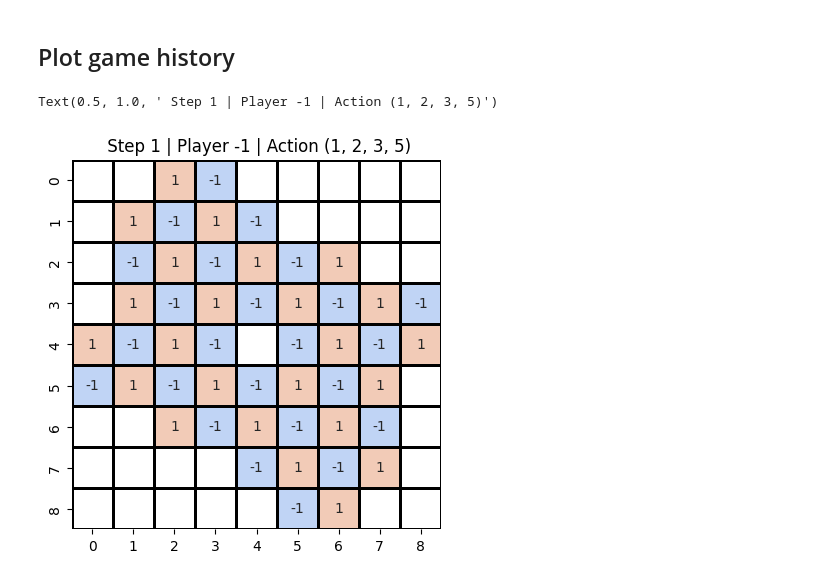
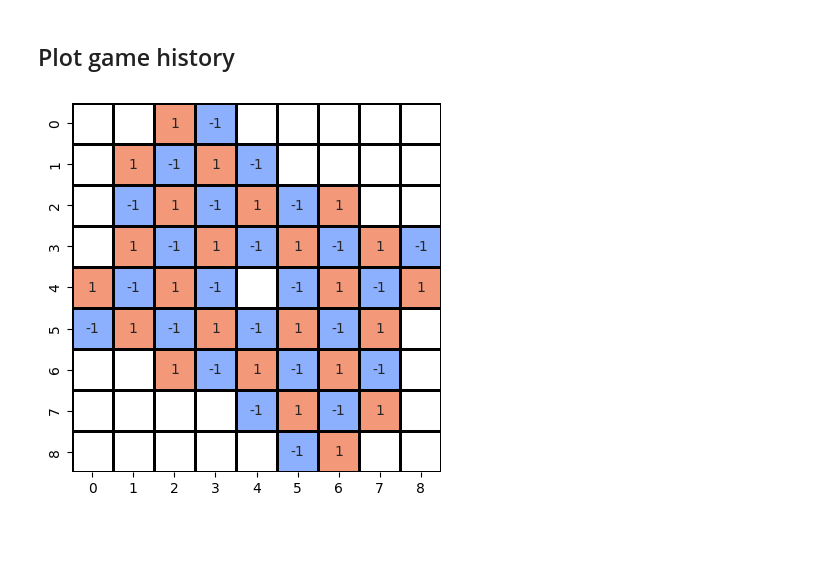
Before and after one commit to StephaneBranly/INF8215-Avalam-AI, a Jupyter notebook: stats/plot_experiments.ipynb, the cells around one changed output. Drawn from its saved outputs; the diff is of its cells as text; code cells hidden in the pictures; blank space fills up the shorter version.

```diff
--- a/stats/plot_experiments.ipynb
+++ b/stats/plot_experiments.ipynb
@@ -294,26 +294,24 @@ df['step_importance'].to_csv('step_importance.csv')
 # %%
 board = [ [ 0,  0,  1, -1,  0,  0,  0,  0,  0],
                       [ 0,  1, -1,  1, -1,  0,  0,  0,  0],
                       [ 0, -1,  1, -1,  1, -1,  1,  0,  0],
                       [ 0,  1, -1,  1, -1,  1, -1,  1, -1],
                       [ 1, -1,  1, -1,  0, -1,  1, -1,  1],
                       [-1,  1, -1,  1, -1,  1, -1,  1,  0],
                       [ 0,  0,  1, -1,  1, -1,  1, -1,  0],
                       [ 0,  0,  0,  0, -1,  1, -1,  1,  0],
                       [ 0,  0,  0,  0,  0, -1,  1,  0,  0] ]
 mask = np.array([ [ True,  True,  False, False,  True,  True,  True,  True,  True],
                       [ True,  False, False,  False, False,  True,  True,  True,  True],
                       [ True, False,  False, False,  False, False,  False,  True,  True],
                       [ True,  False, False,  False, False,  False, False,  False, False],
                       [ False, False,  False, False,  True, False,  False, False,  False],
                       [False,  False, False,  False, False,  False, False,  False,  True],
                       [ True,  True,  False, False,  False, False,  False, False,  True],
                       [ True,  True,  True,  True, False,  False, False,  False,  True],
                       [ True,  True,  True,  True,  True, False,  False,  True,  True] ])
 
-fig.set_animated(True)
-fig = sns.heatmap(board, annot=True, cmap='coolwarm', cbar=False, linewidths=1, linecolor='black', square=True, mask=mask, vmin=-5, vmax=5)
-fig.set_title(" Step 1 | Player -1 | Action (1, 2, 3, 5)")
+fig = sns.heatmap(board, annot=True, cmap='coolwarm', cbar=False, linewidths=1, linecolor='black', square=True, mask=mask, vmin=-2, vmax=2)
+# fig.set_title("Représentation du plateau de jeu")
 # %% [output]
-Text(0.5, 1.0, ' Step 1 | Player -1 | Action (1, 2, 3, 5)')
-[figure, old version]
+[figure, new version]
```
Also changed, not shown: parts of 2 cells of this notebook.
